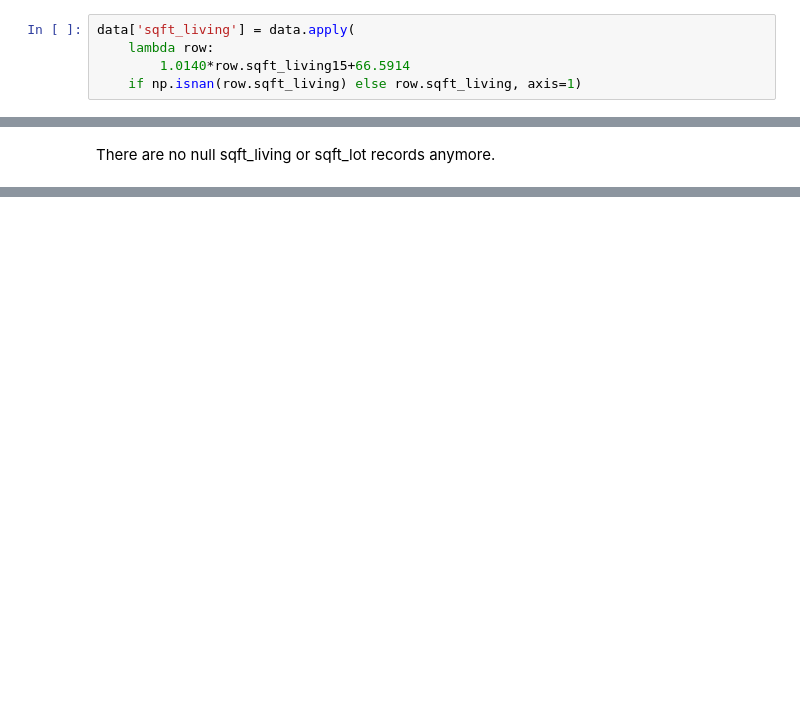
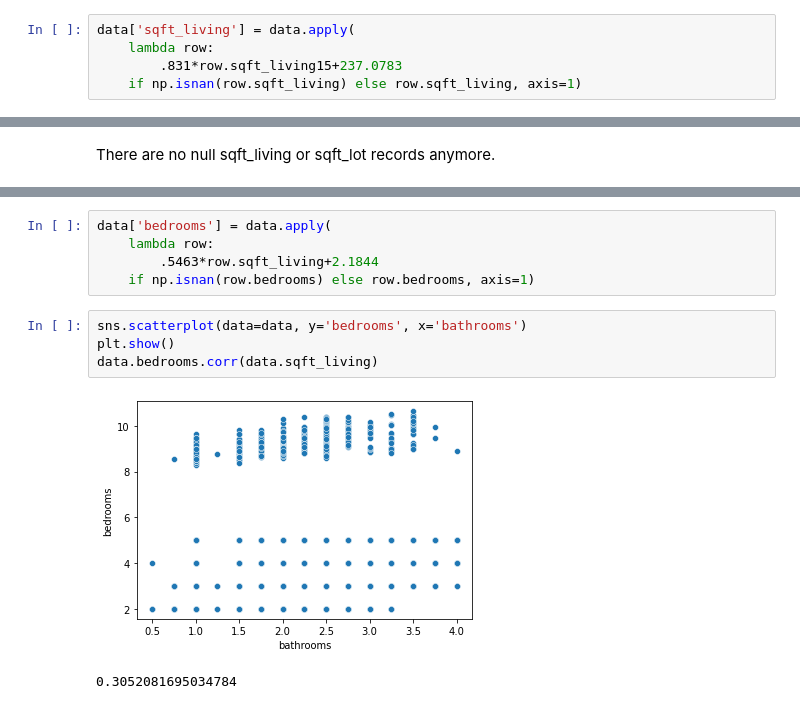
Before and after one commit to andrewabeles/seattle_home_sales, a Jupyter notebook: eda.ipynb, the cells around one changed output, grey strips where cells are left out. Cells and saved outputs as stored; diff of their text form; blank space fills up the shorter version.

```diff
--- a/eda.ipynb
+++ b/eda.ipynb
@@ -372,7 +408,7 @@ strong multicollinearity or other numerical problems.
 # %%
 data['sqft_living'] = data.apply(
     lambda row:
-        1.0140*row.sqft_living15+66.5914
+        .831*row.sqft_living15+237.0783
     if np.isnan(row.sqft_living) else row.sqft_living, axis=1)
 # %%
 sns.scatterplot(data=data, x='sqft_living', y='sqft_living15')
@@ -405,0 +508,12 @@ There are no null sqft_living or sqft_lot records anymore.
+# %%
+data['bedrooms'] = data.apply(
+    lambda row:
+        .5463*row.sqft_living+2.1844
+    if np.isnan(row.bedrooms) else row.bedrooms, axis=1)
+# %%
+sns.scatterplot(data=data, y='bedrooms', x='bathrooms')
+plt.show()
+data.bedrooms.corr(data.sqft_living)
+# %% [output]
+[figure, added]
+0.3052081695034784
```
Also changed, not shown: parts of 19 cells of this notebook.
